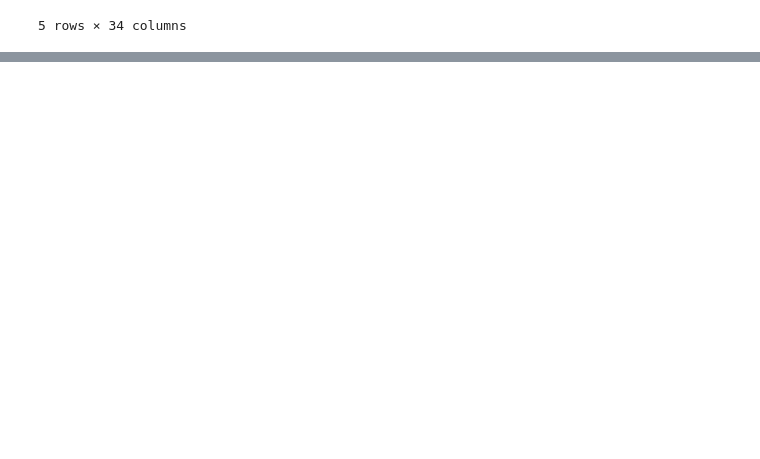
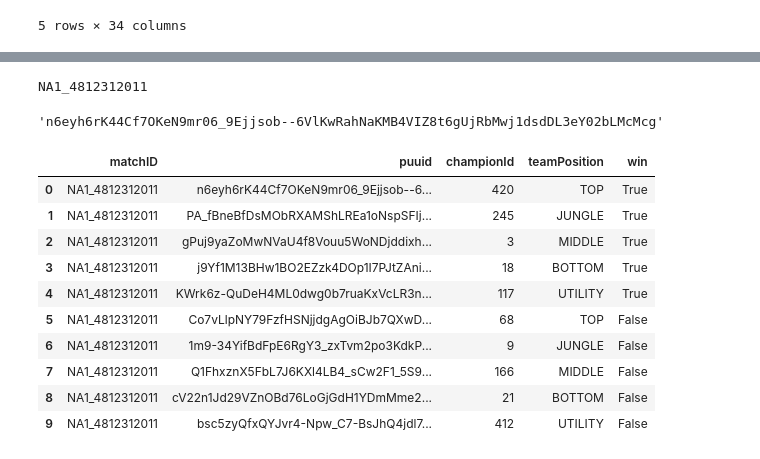
Before and after one commit to alecarreche/LoL_classifier, a Jupyter notebook: python/Testing.ipynb, the cells around one changed output, grey strips where cells are left out. Cells and saved outputs as stored; diff of their text form; code cells hidden in the pictures; blank space fills up the shorter version.

Commit message:
completed match pipeline

```diff
--- a/python/Testing.ipynb
+++ b/python/Testing.ipynb
@@ -72,0 +78,14 @@ champion_df.drop(
+# %%
+url = 'https://americas.api.riotgames.com/lol/match/v5/matches/by-puuid/PA_fBneBfDsMObRXAMShLREa1oNspSFIjrlYOPjm5TwaYYMuaso5TUb51NtlkyuZWhft7UQFzo1kmQ/ids'
+res = requests.get(
+    url=url,
+    params={
+        'startTime': '1696888052',
+        'endTime': '1699570052',
+        'type': 'ranked',
+        'start': '0',
+        'count': '100'
+    },
+    headers={'X-Riot-Token':'RGAPI-201745c1-4613-484c-bcab-8d3b689bb734'}
+)
+match_ids = res.json()
@@ -72,0 +206,39 @@ champion_df.drop(
+# %%
+for m in match_ids:
+    print(m)
+
+    # add match id to queue
+
+    # get match info (1 request)
+    match_df = get_match_data(m)
+
+    # upload required match data
+    match_df.to_sql(
+        name='fct_matches',
+        con=engine,
+        if_exists='append',
+        index=False,
+        method='multi'
+    )
+
+    # get mastery info (10 requests)
+    for puuid, cid in match_df[['puuid', 'championId']].values:
+        mastery_dict = get_champion_mastery(puuid, cid)
+
+        # upload to mastery table
+        upload_champion_mastery(mastery_dict, conn)
+
+    # get matches from players (10 requests)
+    for puuid in match_df['puuid'].values:
+        # get matches from puuid
+        match_ids = get_match_ids(puuid)
+
+        # add to match id queue
+        upload_match_ids_to_queue(match_ids, conn)
+
+    # remove match id from queue
+    delete_match_id_from_queue(m, conn)
+
+    break
+# %% [output]
+NA1_4812312011
@@ -72,0 +247,26 @@ champion_df.drop(
+# %%
+pud
+# %% [output]
+'n6eyh6rK44Cf7OKeN9mr06_9Ejjsob--6VlKwRahNaKMB4VIZ8t6gUjRbMwj1dsdDL3eY02bLMcMcg'
+# %%
+df = pd.DataFrame(test['info']['participants'])
+df['matchID'] = m
+df[[
+    'matchID',
+    'puuid',
+    'championId',
+    'teamPosition',
+    'win'
+]]
+# %% [output]
+|  | matchID | puuid | championId | teamPosition | win |
+| 0 | NA1_4812312011 | n6eyh6rK44Cf7OKeN9mr06_9Ejjsob--6... | 420 | TOP | True |
+| 1 | NA1_4812312011 | PA_fBneBfDsMObRXAMShLREa1oNspSFIj... | 245 | JUNGLE | True |
+| 2 | NA1_4812312011 | gPuj9yaZoMwNVaU4f8Vouu5WoNDjddixh... | 3 | MIDDLE | True |
+| 3 | NA1_4812312011 | j9Yf1M13BHw1BO2EZzk4DOp1I7PJtZAni... | 18 | BOTTOM | True |
+| 4 | NA1_4812312011 | KWrk6z-QuDeH4ML0dwg0b7ruaKxVcLR3n... | 117 | UTILITY | True |
+| 5 | NA1_4812312011 | Co7vLlpNY79FzfHSNjjdgAgOiBJb7QXwD... | 68 | TOP | False |
+| 6 | NA1_4812312011 | 1m9-34YifBdFpE6RgY3_zxTvm2po3KdkP... | 9 | JUNGLE | False |
+| 7 | NA1_4812312011 | Q1FhxznX5FbL7J6KXl4LB4_sCw2F1_5S9... | 166 | MIDDLE | False |
+| 8 | NA1_4812312011 | cV22n1Jd29VZnOBd76LoGjGdH1YDmMme2... | 21 | BOTTOM | False |
+| 9 | NA1_4812312011 | bsc5zyQfxQYJvr4-Npw_C7-BsJhQ4jdl7... | 412 | UTILITY | False |
```
Also changed, not shown: parts of 12 cells of this notebook, 4 other files.
